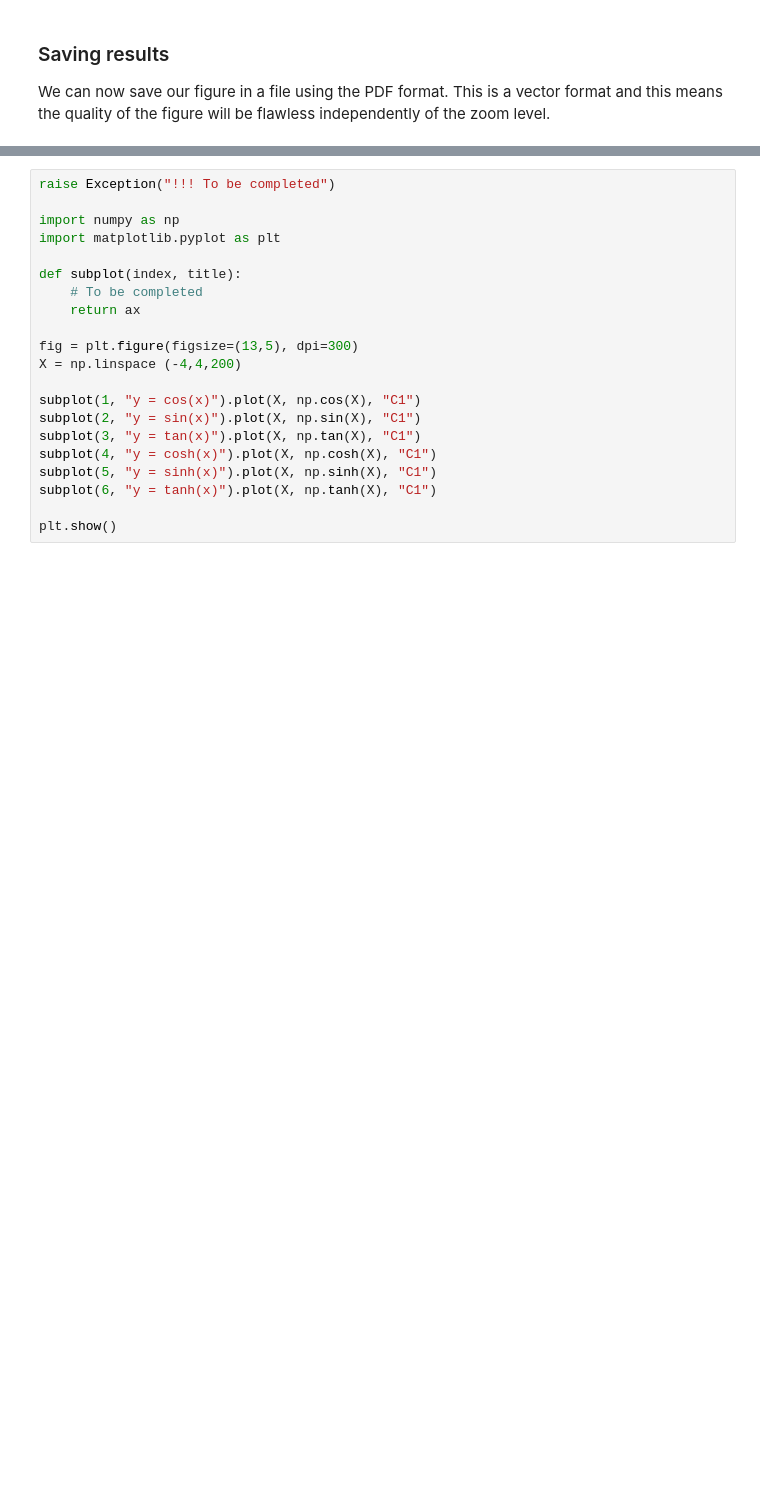
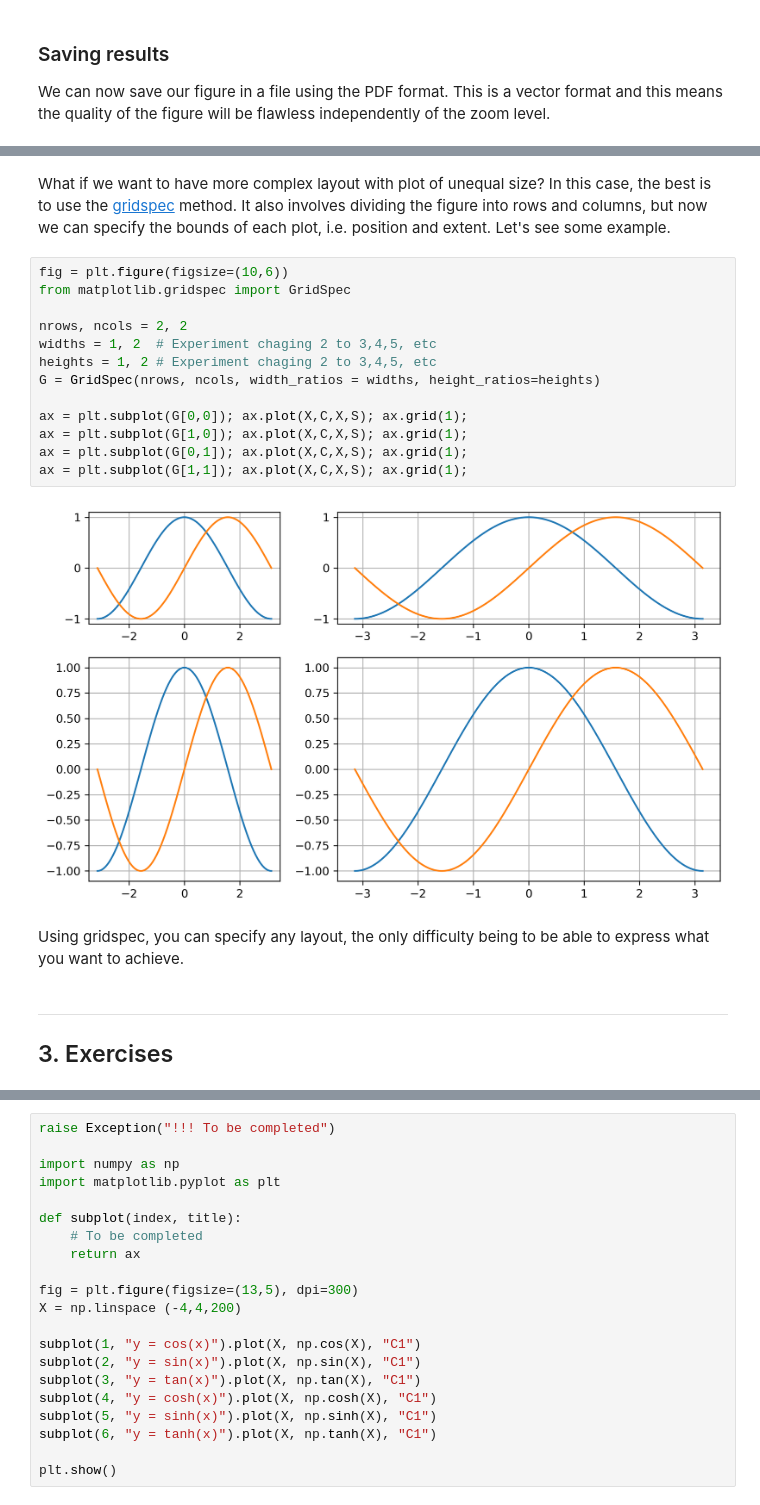
Before and after one commit to NFAcademy/2021_course_dev-rougier, a Jupyter notebook: notebooks/01-introduction.ipynb, the cells around one changed output, grey strips where cells are left out. Saved outputs shown, nothing was run; the diff lists cells and outputs as text; blank space fills up the shorter version.

```diff
--- a/notebooks/01-introduction.ipynb
+++ b/notebooks/01-introduction.ipynb
@@ -238 +343,26 @@ So far, we've been dealing with a single plot (or `Axes` in matplotlib terminolo
+# %% [markdown]
+What if we want to have more complex layout with plot of unequal size? In this case, the best is to use the [gridspec](https://matplotlib.org/stable/api/_as_gen/matplotlib.gridspec.GridSpec.html) method. It also involves dividing the figure into rows and columns, but now we can specify the bounds of each plot, i.e. position and extent. Let's see some example.
+# %%
+fig = plt.figure(figsize=(10,6))
+from matplotlib.gridspec import GridSpec
+
+nrows, ncols = 2, 2
+widths = 1, 2  # Experiment chaging 2 to 3,4,5, etc
+heights = 1, 2 # Experiment chaging 2 to 3,4,5, etc
+G = GridSpec(nrows, ncols, width_ratios = widths, height_ratios=heights)
+
+ax = plt.subplot(G[0,0]); ax.plot(X,C,X,S); ax.grid(1);
+ax = plt.subplot(G[1,0]); ax.plot(X,C,X,S); ax.grid(1);
+ax = plt.subplot(G[0,1]); ax.plot(X,C,X,S); ax.grid(1);
+ax = plt.subplot(G[1,1]); ax.plot(X,C,X,S); ax.grid(1);
+# %% [output]
+[figure, added]
+# %% [markdown]
+Using gridspec, you can specify any layout, the only difficulty being to be able to express what you want to achieve.
+# %% [markdown]
+
+---
+
+
+## 3. Exercises
 # %% [markdown]
```
Also changed, not shown: parts of 27 cells of this notebook, 2 other files.
